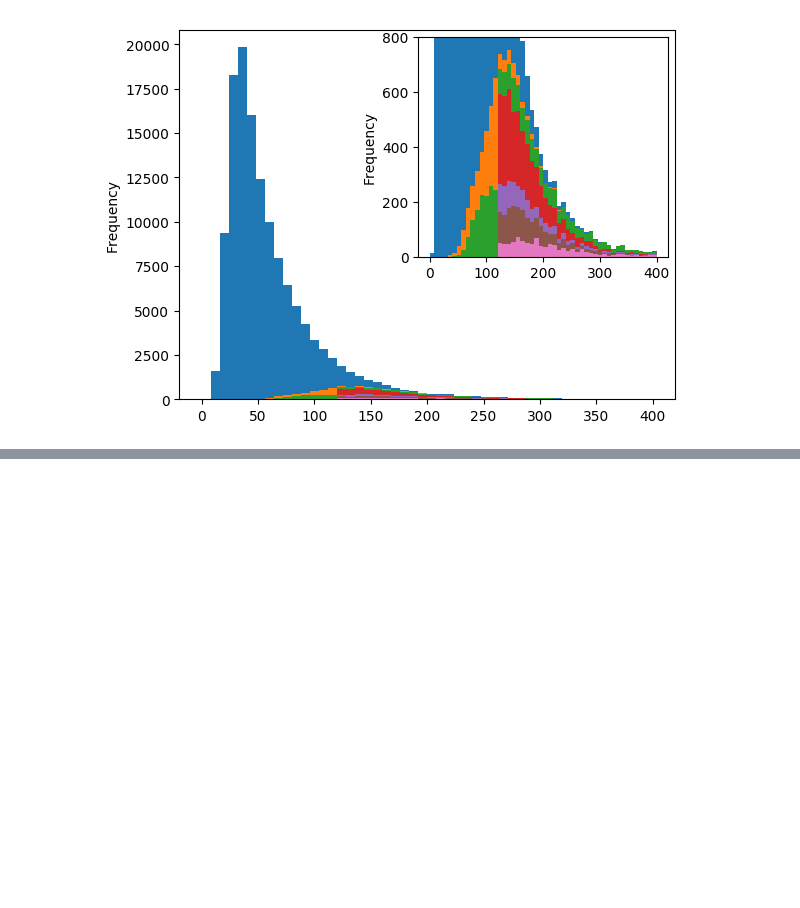
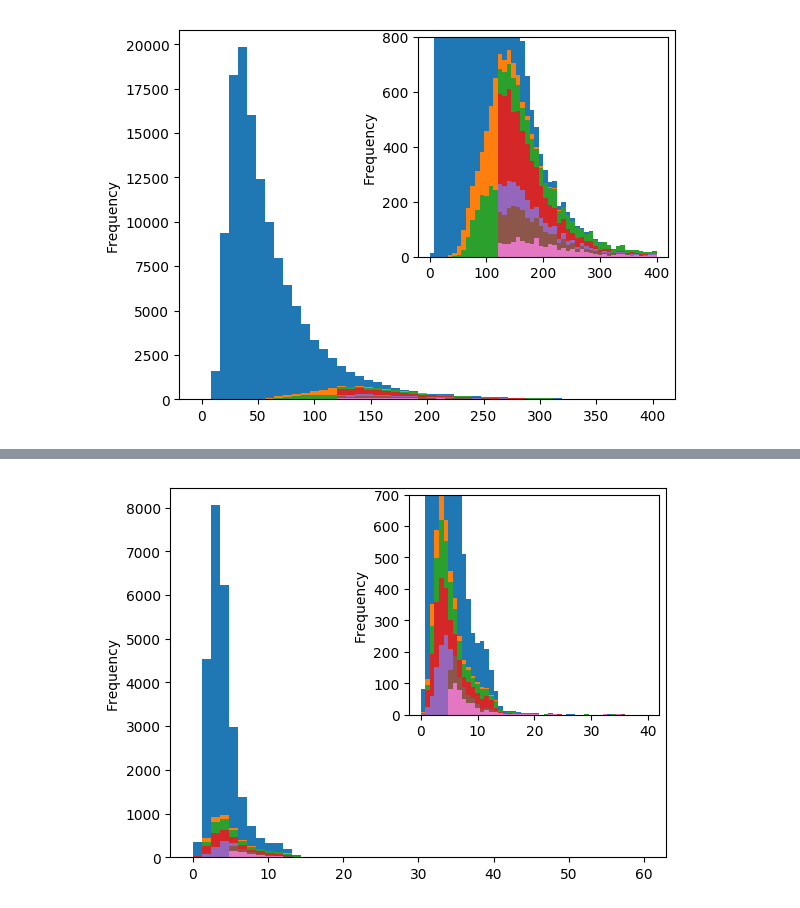
Before and after one commit to afrankenthal/iDM-analysis-plotting, a Jupyter notebook: SREffAnalysis.ipynb, the cells around one changed output, grey strips where cells are left out. Drawn from its saved outputs; the diff is of its cells as text; code cells hidden in the pictures; blank space fills up the shorter version.

```diff
--- a/SREffAnalysis.ipynb
+++ b/SREffAnalysis.ipynb
@@ -76,0 +236,9 @@ for cut in cuts:
+# %%
+fig,ax = plt.subplots(1,1)
+for cut in cuts:
+    dfs['52p5'][10][cut].query('subentry==1')['recoPt'].dropna().plot.hist(ax=ax,bins=50,range=(0,60))
+axins = inset_axes(ax,width=2.5, height=2.2)
+for cut in cuts:
+    dfs['52p5'][10][cut].query('subentry==1')['recoPt'].dropna().plot.hist(ax=axins,bins=50,ylim=(0,700),range=(0,40))
+# %% [output]
+[figure, added]
```
Also changed, not shown: parts of 12 cells of this notebook.
